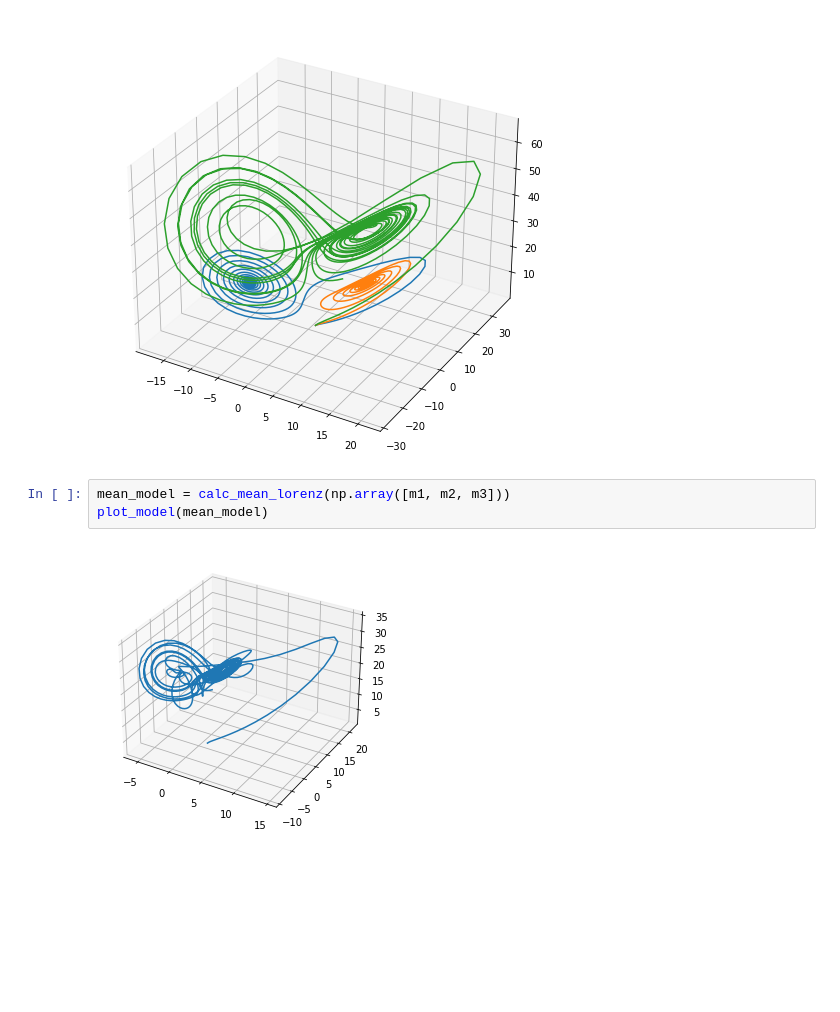
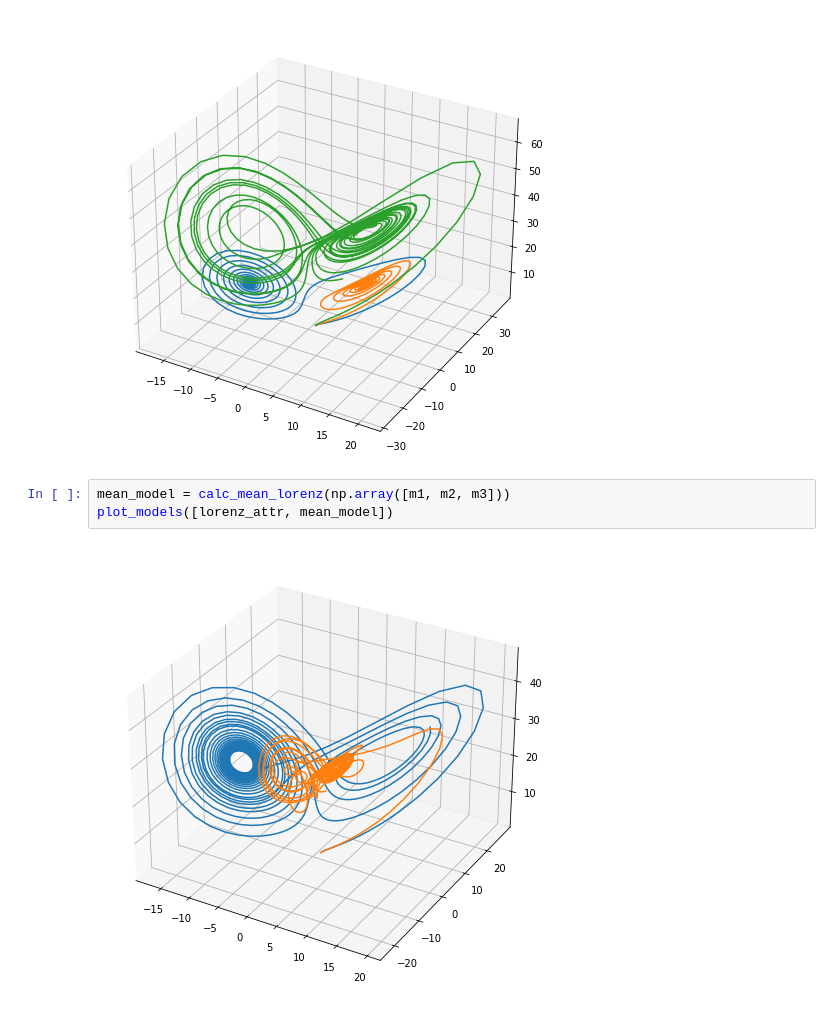
Before and after one commit to boro28/supermodeling, a Jupyter notebook: supermodeling.ipynb, the cells around one changed output. Drawn from its saved outputs; the diff is of its cells as text; blank space fills up the shorter version.

```diff
--- a/supermodeling.ipynb
+++ b/supermodeling.ipynb
@@ -130,7 +139,7 @@ plot_models([m1,m2,m3])
 [figure]
 # %%
 mean_model = calc_mean_lorenz(np.array([m1, m2, m3]))
-plot_model(mean_model)
+plot_models([lorenz_attr, mean_model])
 # %% [output]
-[figure, old version]
+[figure, new version]
 # %%
```
Also changed, not shown: parts of 4 cells of this notebook.
